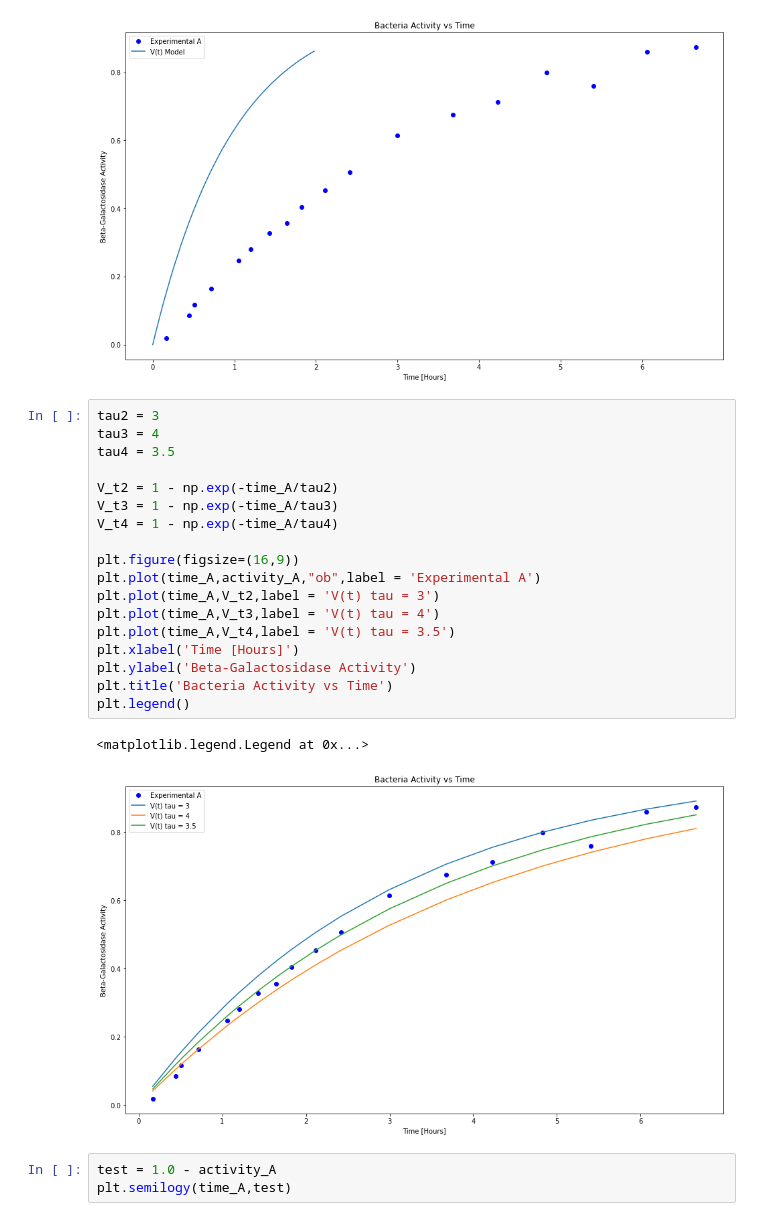
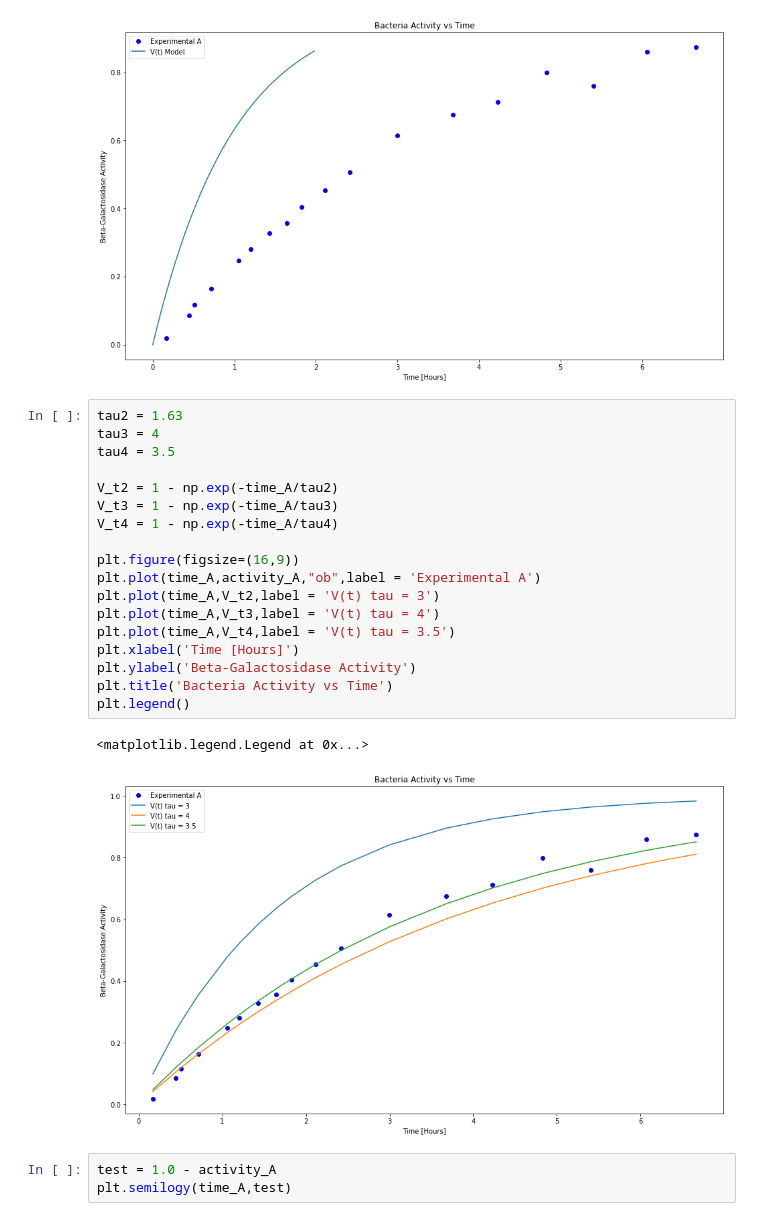
Before and after one commit to mkuchle16/biophysics, a Jupyter notebook: week-02/computer-lab-1.ipynb, the cells around one changed output. Drawn from its saved outputs; the diff is of its cells as text.

```diff
--- a/week-02/computer-lab-1.ipynb
+++ b/week-02/computer-lab-1.ipynb
@@ -196,26 +199,26 @@ plt.legend()
 <matplotlib.legend.Legend at 0x...>
 [figure]
 # %%
-tau2 = 3
+tau2 = 1.63
 tau3 = 4
 tau4 = 3.5
 
 V_t2 = 1 - np.exp(-time_A/tau2)
 V_t3 = 1 - np.exp(-time_A/tau3)
 V_t4 = 1 - np.exp(-time_A/tau4)
 
 plt.figure(figsize=(16,9))
 plt.plot(time_A,activity_A,"ob",label = 'Experimental A')
 plt.plot(time_A,V_t2,label = 'V(t) tau = 3')
 plt.plot(time_A,V_t3,label = 'V(t) tau = 4')
 plt.plot(time_A,V_t4,label = 'V(t) tau = 3.5')
 plt.xlabel('Time [Hours]')
 plt.ylabel('Beta-Galactosidase Activity')
 plt.title('Bacteria Activity vs Time')
 plt.legend()
 # %% [output]
 <matplotlib.legend.Legend at 0x...>
-[figure, old version]
+[figure, new version]
 # %%
 test = 1.0 - activity_A
 plt.semilogy(time_A,test)
```
Also changed, not shown: parts of 5 cells of this notebook.
